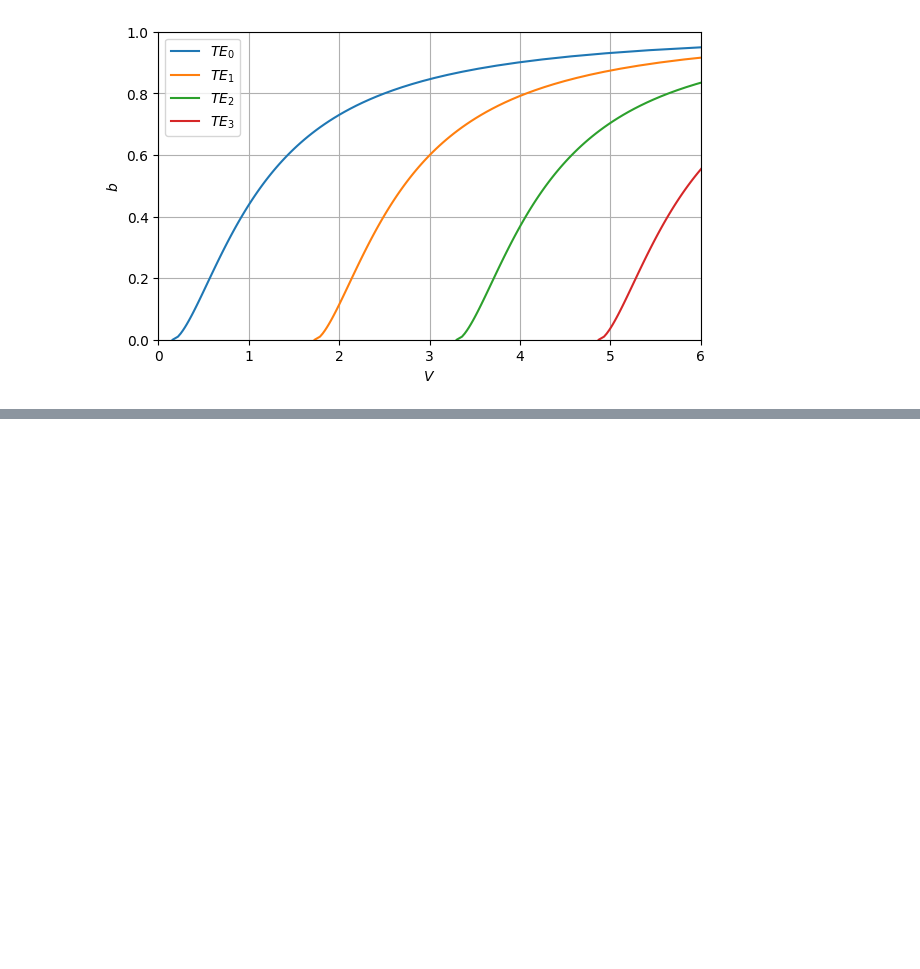
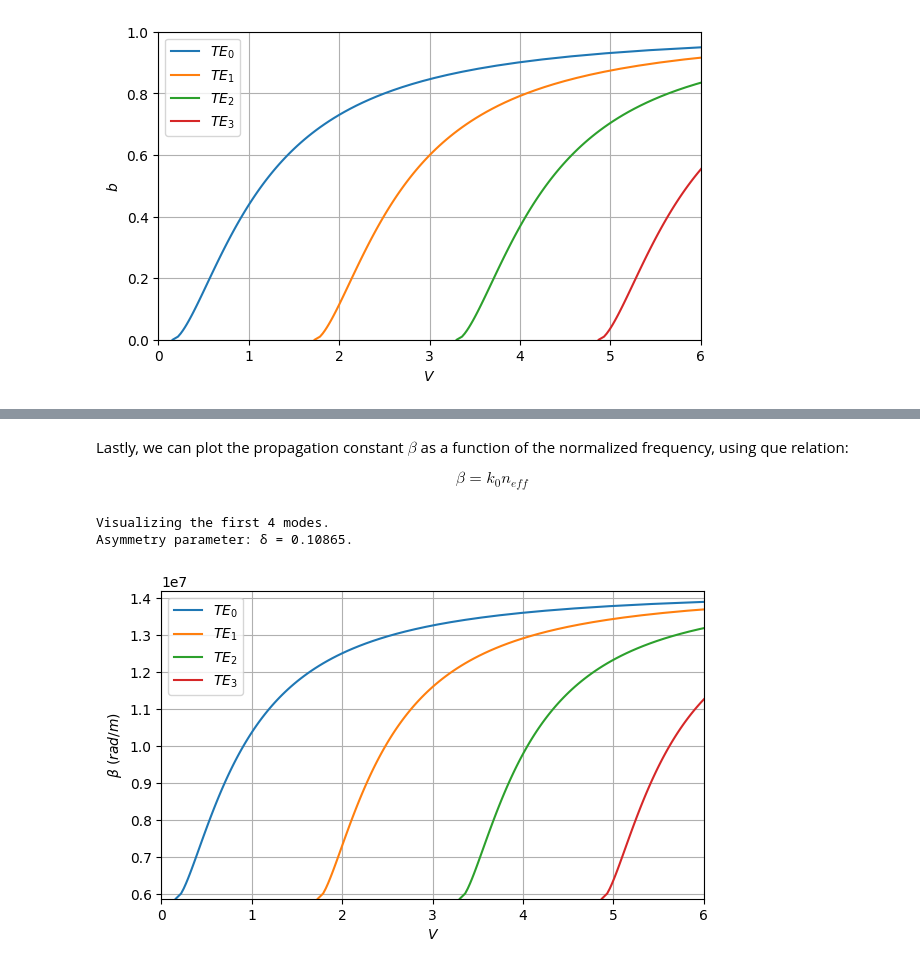
Before and after one commit to LucasGabrielMelo/Capacita-o---Fot-nica, a Jupyter notebook: waveguides/Propagating modes/Normalized propagation constant x normalized frequency.ipynb, the cells around one changed output, grey strips where cells are left out. Saved outputs shown, nothing was run; the diff lists cells and outputs as text; code cells hidden in the pictures; blank space fills up the shorter version.

```diff
--- a/waveguides/Propagating modes/Normalized propagation constant x normalized frequency.ipynb
+++ b/waveguides/Propagating modes/Normalized propagation constant x normalized frequency.ipynb
@@ -97,0 +122,26 @@ $$V = \frac{2\pi f}{c}a\sqrt{{n_{f}}^{2} - {n_{s}}^{2}} = k_{0}a\sqrt{{n_{f}}^{2
+# %% [markdown]
+Lastly, we can plot the propagation constant $\beta$ as a function of the normalized frequency, using que relation:
+
+$$\beta = k_{0} n_{eff}$$
+# %%
+beta = k0 * neff
+
+plt.figure(figsize=(7,4))
+for m in range(0, M, 1):
+    add = m * np.pi / 2
+    if add > v_max:
+        print(f'Visualizing the first {m} modes.') # If you want to see all modes, this part needs a little change
+        break
+    plt.plot(v + add, beta, label = f'$TE_{m}$')
+plt.xlabel(r'$V$')
+plt.ylabel(r'$\beta$ $(rad/m)$')
+plt.xlim(0,v_max)
+plt.ylim(np.min(beta),k0 * 3.5)
+plt.grid(True)
+plt.legend(loc = 'best')
+print('Asymmetry parameter: \u03B4 = %.5f.' %d)
+plt.show()
+# %% [output]
+Visualizing the first 4 modes.
+Asymmetry parameter: δ = 0.10865.
+[figure, added]
```
Also changed, not shown: parts of 4 cells of this notebook.
